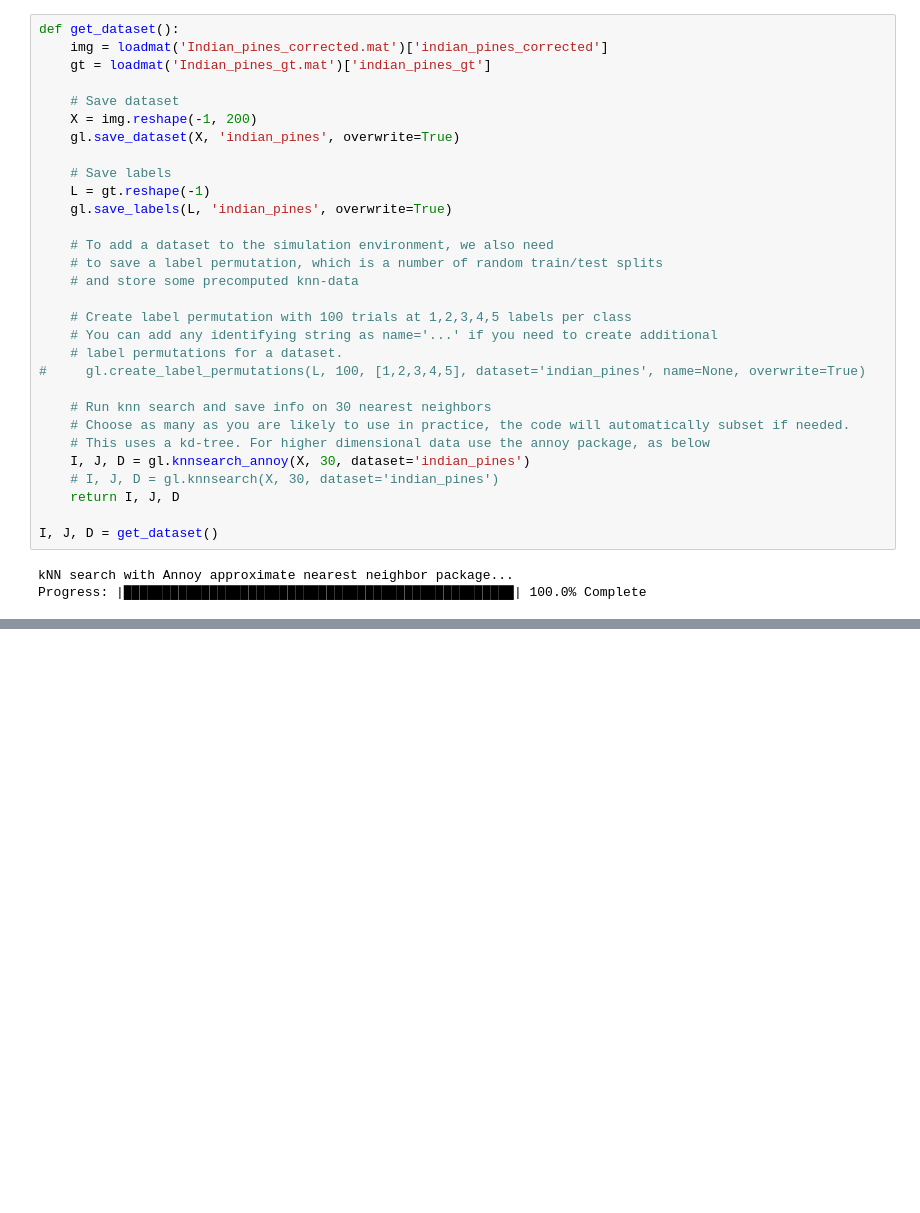
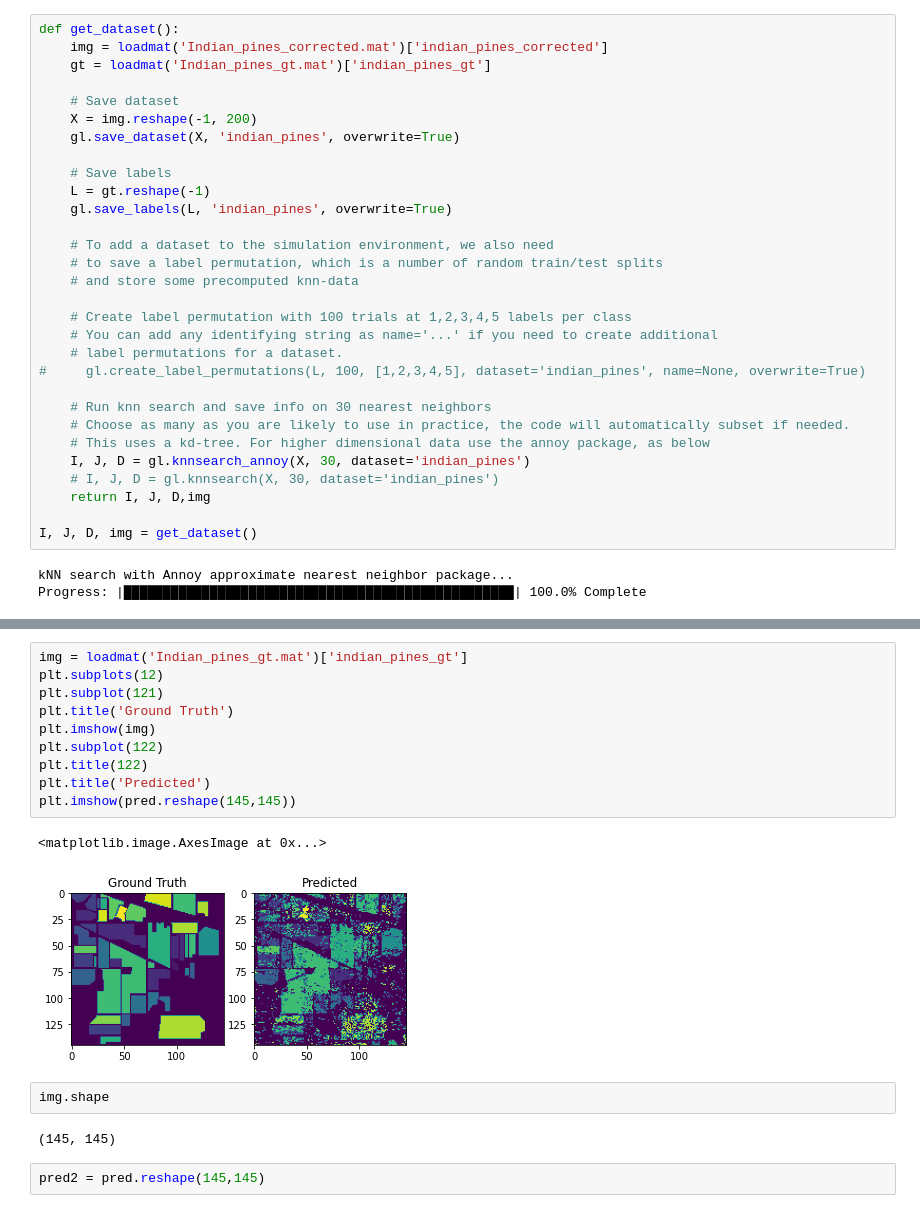
Before and after one commit to Romneykn/operation_522, a Jupyter notebook: Kevin.ipynb, the cells around one changed output, grey strips where cells are left out. Saved outputs shown, nothing was run; the diff lists cells and outputs as text; blank space fills up the shorter version.

```diff
--- a/Kevin.ipynb
+++ b/Kevin.ipynb
@@ -31,9 +32,9 @@ def get_dataset():
     # This uses a kd-tree. For higher dimensional data use the annoy package, as below
     I, J, D = gl.knnsearch_annoy(X, 30, dataset='indian_pines')
     # I, J, D = gl.knnsearch(X, 30, dataset='indian_pines')
-    return I, J, D
+    return I, J, D,img
 
-I, J, D = get_dataset()
+I, J, D, img = get_dataset()
 # %% [output]
 kNN search with Annoy approximate nearest neighbor package...
 Progress: |██████████████████████████████████████████████████| 100.0% Complete
@@ -76,0 +88,19 @@ Accuracy: 0.2182639714625446
+# %%
+img = loadmat('Indian_pines_gt.mat')['indian_pines_gt']
+plt.subplots(12)
+plt.subplot(121)
+plt.title('Ground Truth')
+plt.imshow(img)
+plt.subplot(122)
+plt.title(122)
+plt.title('Predicted')
+plt.imshow(pred.reshape(145,145))
+# %% [output]
+<matplotlib.image.AxesImage at 0x...>
+[figure, added]
+# %%
+img.shape
+# %% [output]
+(145, 145)
+# %%
+pred2 = pred.reshape(145,145)
```
Also changed, not shown: parts of 8 cells of this notebook.
